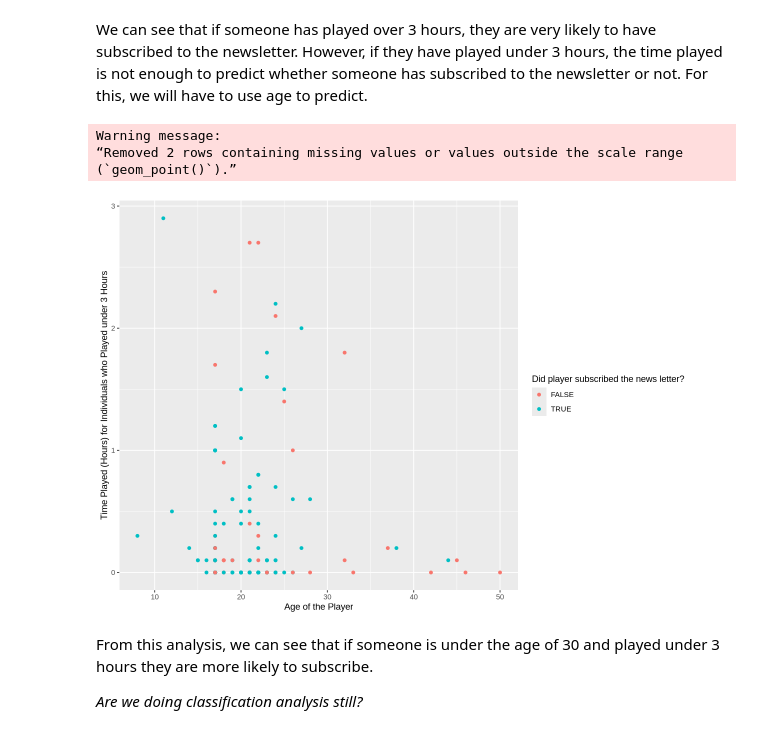
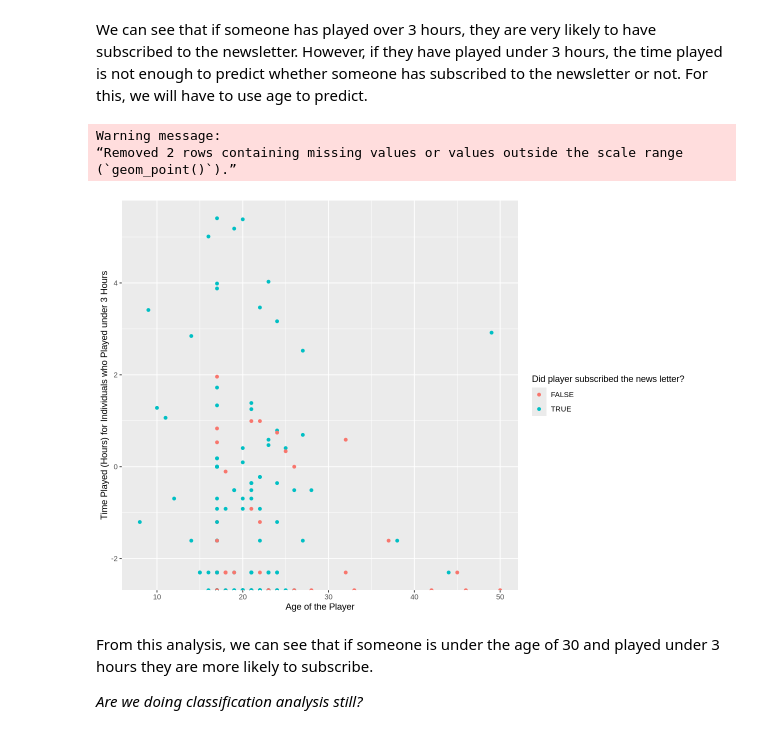
Before and after one commit to svipond2/dscigroupproject2, a Jupyter notebook: project2.ipynb, the cells around one changed output. Cells and saved outputs as stored; diff of their text form; code cells hidden in the pictures.

Commit message:
all data for age graph

```diff
--- a/project2.ipynb
+++ b/project2.ipynb
@@ -203,17 +187,18 @@ Warning message in geom_histogram(stat = "count", position = "dodge", bins = 30,
 # %% [markdown]
 We can see that if someone has played over 3 hours, they are very likely to have subscribed to the newsletter. However, if they have played under 3 hours, the time played is not enough to predict whether someone has subscribed to the newsletter or not. For this, we will have to use age to predict.
 # %%
-hours_age_small_plot <- players_separate_1|>
-                        ggplot(aes(x=Age, y=played_hours, colour=subscribe))+
+hours_age_small_plot <- players_select|>
+                        mutate(played_hours_log = log(played_hours))|>
+                        ggplot(aes(x=Age, y=played_hours_log, colour=subscribe))+
                         geom_point()+
                         labs(x="Age of the Player", y="Time Played (Hours) for Individuals who Played under 3 Hours", colour="Did player subscribed the news letter?")
 
 hours_age_small_plot
 # %% [output]
 Warning message:
 “Removed 2 rows containing missing values or values outside the scale range
 (`geom_point()`).”
-[figure, old version]
+[figure, new version]
 # %% [markdown]
 From this analysis, we can see that if someone is under the age of 30 and played under 3 hours they are more likely to subscribe.
 
```
Also changed, not shown: parts of 2 cells of this notebook.
